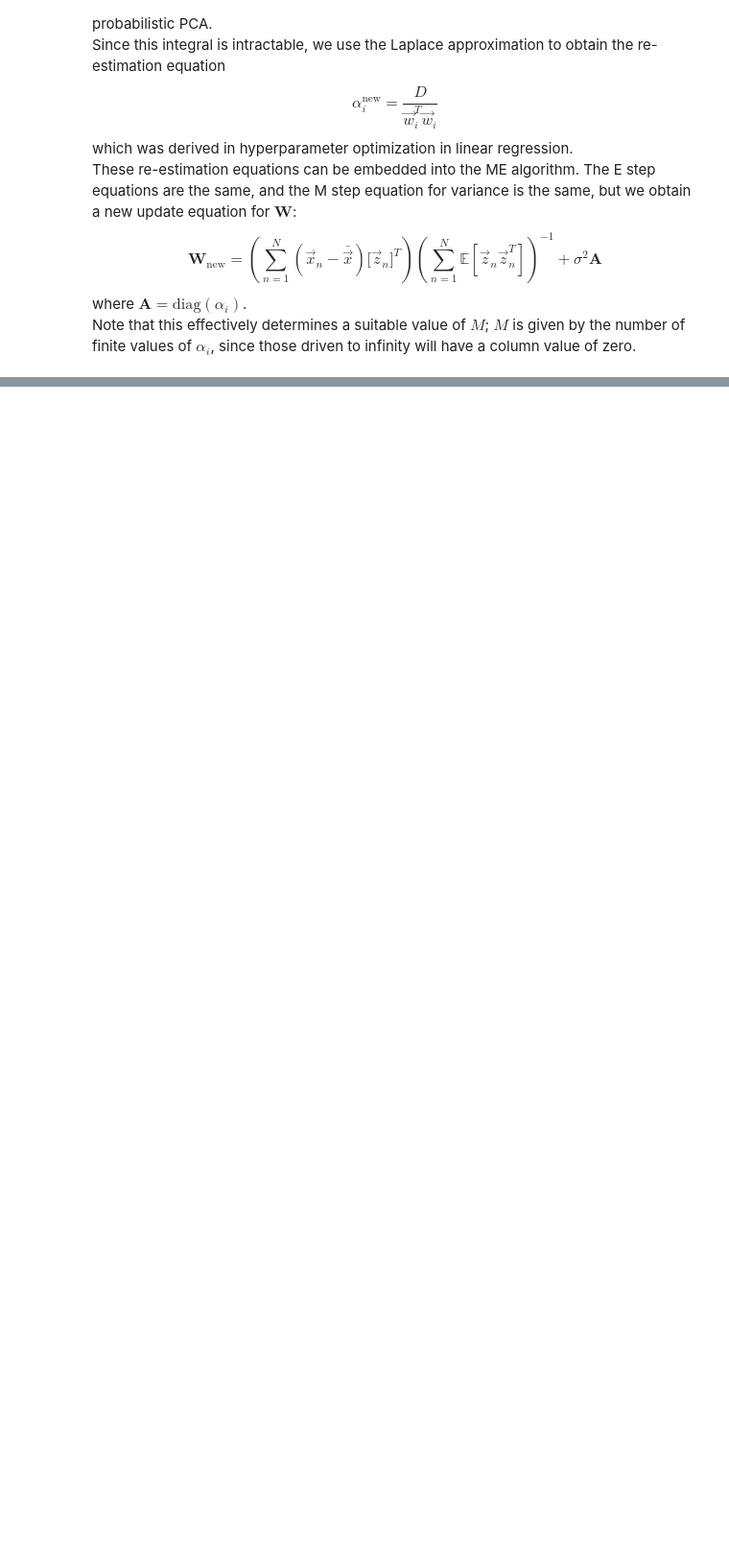
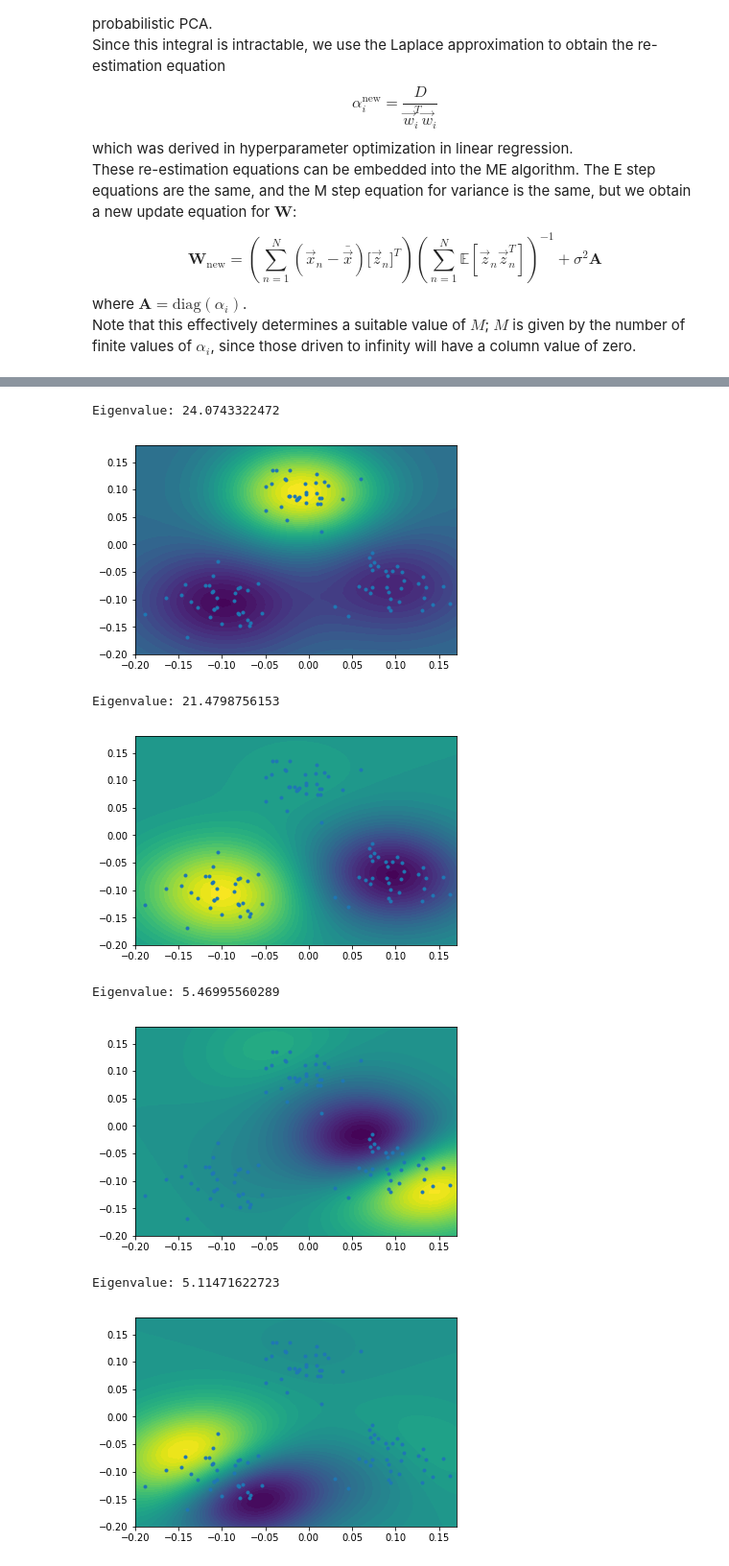
Before and after one commit to alvzzz/notebooks, a Jupyter notebook: PCA.ipynb, the cells around one changed output, grey strips where cells are left out. Shown at 96% size. Drawn from its saved outputs; the diff is of its cells as text; code cells hidden in the pictures; blank space fills up the shorter version.

```diff
--- a/PCA.ipynb
+++ b/PCA.ipynb
@@ -491,0 +573,41 @@ Kernel PCA <br>
+# %%
+def plot_kpca_contour(fig, x_coords, y_coords, pca, eig=0, levels=50):
+    """
+    Plots contours for classification data.
+    Args:
+        fig (figure): figure to plot on
+        x_coords (float iterable): x coordinate range
+        y_coords (float iterable): y coordinate range
+        pca (classifier): classifier object with 'pred' function
+    """
+    X_coords, Y_coords = np.meshgrid(x_coords, y_coords)
+    Z_coords = np.zeros(X_coords.shape)
+    for i in range(X_coords.shape[0]):
+        for j in range(X_coords.shape[1]):
+            x = np.asarray([[X_coords[i, j], Y_coords[i, j]]])
+            Z_coords[i, j] = pca.transform(x, eig)[0][0]
+    fig.contourf(X_coords, Y_coords, Z_coords, levels)
+
+file_name_X = 'C:\\Users\\Alvin\\Google Drive\\CS\\ML-DL\\Examples\\data\\set10X.csv'
+X = np.loadtxt(file_name_X, delimiter=',')
+
+pca = KPCA(X, gamma=150)
+eiglist = pca.fit()
+
+x_coords = np.arange(-.2, .18, 0.01)
+y_coords = np.arange(-.2, .19, 0.01)
+
+for i in range(5):
+    print('Eigenvalue:', eiglist[i][0])
+    plt.plot(X[:,[0]], X[:,[1]], '.')
+    plot_kpca_contour(plt, x_coords, y_coords, pca, i)
+    plt.show()
+# %% [output]
+Eigenvalue: 24.0743322472
+[figure, added]
+Eigenvalue: 21.4798756153
+[figure, added]
+Eigenvalue: 5.46995560289
+[figure, added]
+Eigenvalue: 5.11471622723
+[figure, added]
```
Also changed, not shown: parts of 18 cells of this notebook.
